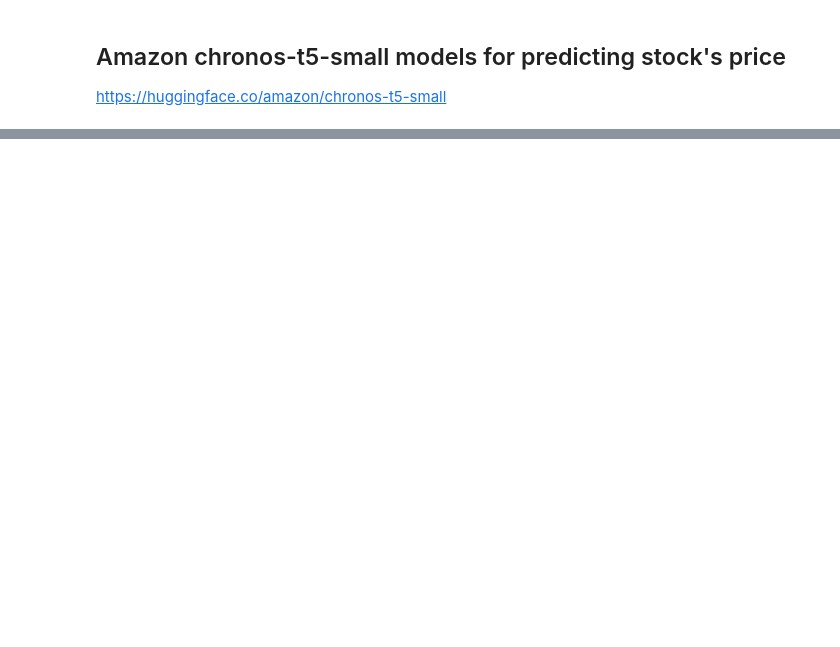
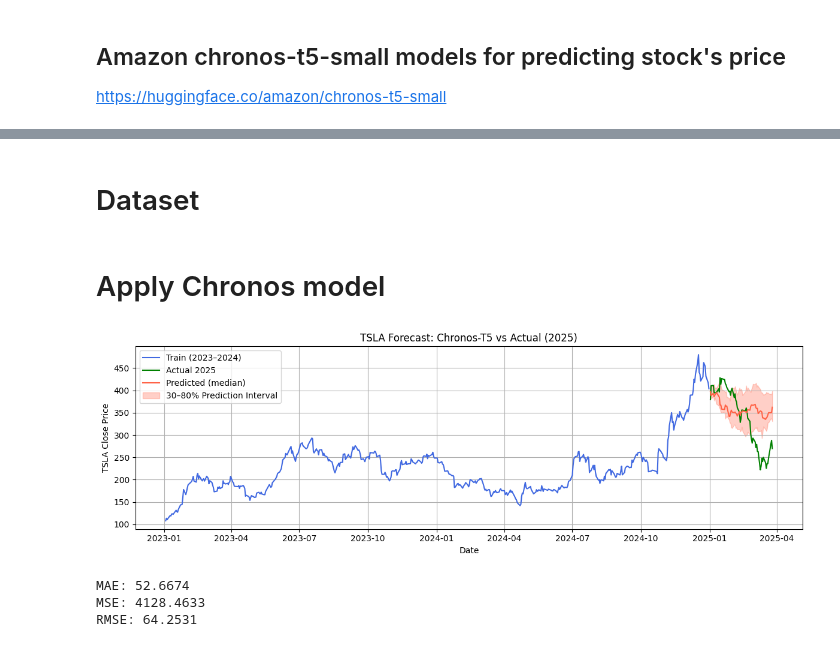
Before and after one commit to Yejin-Hwang/Analysis-of-Financial-Time-Series, a Jupyter notebook: 08_Amazon-chronos model_0325.ipynb, the cells around one changed output, grey strips where cells are left out. Drawn from its saved outputs; the diff is of its cells as text; code cells hidden in the pictures; blank space fills up the shorter version.

```diff
--- a/08_Amazon-chronos model_0325.ipynb
+++ b/08_Amazon-chronos model_0325.ipynb
@@ -97,0 +15,2 @@ from transformers import T5Tokenizer, T5ForConditionalGeneration
+# %% [markdown]
+# Dataset
@@ -97,0 +27,59 @@ from transformers import T5Tokenizer, T5ForConditionalGeneration
+# %% [markdown]
+# Apply Chronos model
+# %%
+# 3. load Chronos pipeline
+pipeline = ChronosPipeline.from_pretrained(
+    "amazon/chronos-t5-small",
+    device_map="cuda" if torch.cuda.is_available() else "cpu",
+    torch_dtype=torch.bfloat16,
+)
+
+# 4. context
+context = torch.tensor(df_train["Close"].values, dtype=torch.float32)
+
+# 5. predict
+prediction_length = len(df_test)
+forecast = pipeline.predict(context, prediction_length=prediction_length)
+
+# 6. confidence interval : 30%, 50%, 80%
+low, median, high = np.quantile(forecast[0].numpy(), [0.3, 0.5, 0.8], axis=0)
+
+# 7. index and actual
+forecast_index = df_test["Date"].values
+actual_2025 = df_test["Close"].values
+# %%
+# 8. visualize
+plt.figure(figsize=(12, 4))
+# plt.plot(df_full["Date"], df_full["Close"], color="lightgray", label="Full Historical Data")
+plt.plot(df_train["Date"], df_train["Close"], color="royalblue", label="Train (2023–2024)")
+plt.plot(forecast_index, actual_2025, color="green", label="Actual 2025")
+plt.plot(forecast_index, median, color="tomato", label="Predicted (median)")
+plt.fill_between(forecast_index, low, high, color="tomato", alpha=0.3, label="30–80% Prediction Interval")
+plt.title("TSLA Forecast: Chronos-T5 vs Actual (2025)")
+plt.xlabel("Date")
+plt.ylabel("TSLA Close Price")
+plt.legend()
+plt.grid(True)
+plt.tight_layout()
+plt.show()
+# %% [output]
+[figure, added]
+# %%
+from sklearn.metrics import mean_absolute_error, mean_squared_error
+import numpy as np
+
+# actual_2025: 실제 종가 값 (2025년)
+# median: 모델이 예측한 중앙값
+# 두 배열 길이 동일해야 함
+
+mae = mean_absolute_error(actual_2025, median)
+mse = mean_squared_error(actual_2025, median)
+rmse = np.sqrt(mse)
+
+print(f"MAE: {mae:.4f}")
+print(f"MSE: {mse:.4f}")
+print(f"RMSE: {rmse:.4f}")
+# %% [output]
+MAE: 52.6674
+MSE: 4128.4633
+RMSE: 64.2531
```
Also changed, not shown: parts of 11 cells of this notebook, 1 other file.
